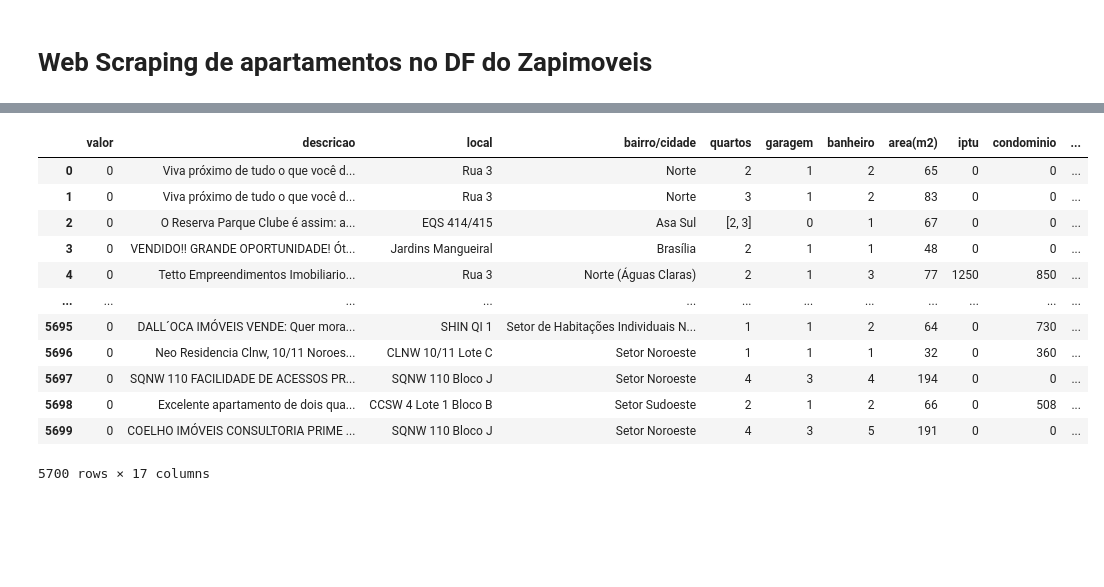
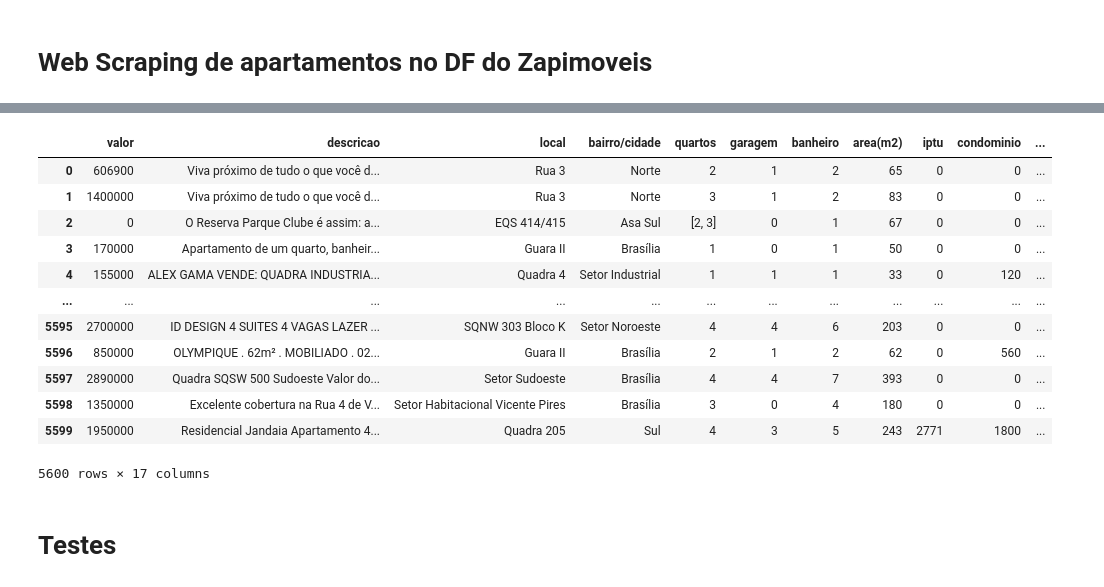
Before and after one commit to cvs2010/Data-Science-Projects, a Jupyter notebook: Projeto_5_scraping_data_zapimoveis_df.ipynb, the cells around one changed output, grey strips where cells are left out. Drawn from its saved outputs; the diff is of its cells as text; code cells hidden in the pictures; blank space fills up the shorter version.

```diff
--- a/Projeto_5_scraping_data_zapimoveis_df.ipynb
+++ b/Projeto_5_scraping_data_zapimoveis_df.ipynb
@@ -1114,26 +1233,28 @@ qtd_imoveis = []
 pagestimes = int(1)
 
 # Iterando por todas as páginas do site
-for i in range(pagestimes):
-    # Obtendo o HTML
-    response = 'https://www.zapimoveis.com.br/venda/apartamentos/df+brasilia/?pagina=' + str(i)
-    headers = {'user-agent': 'Mozilla/5.0 (Windows NT 10.0; Win64; x64) AppleWebKit/537.36 (KHTML, like Gecko) Chrome/97.0.4692.71 Safari/537.36'}
 
-    try:
-        response = requests.get(response, headers=headers)
-        soup = BeautifulSoup(response.content, 'html.parser')
-    except requests.exceptions.RequestException as e:
-        print("Erro na requisição:", e)
+# Obtendo o HTML
+response = 'https://www.zapimoveis.com.br/venda/apartamentos/df+brasilia/?pagina=1'
+headers = {'user-agent': 'Mozilla/5.0 (Windows NT 10.0; Win64; x64) AppleWebKit/537.36 (KHTML, like Gecko) Chrome/97.0.4692.71 Safari/537.36'}
 
-    # Obtendo a quantidade de imóveis
-    quantidade_imoveis_tag = soup.find('h1', {'class': 'summary__title js-summary-title heading-regular heading-regular__bold align-left text-margin-zero results__title'})
-    if quantidade_imoveis_tag is not None:
-        quantidade_imoveis_text = quantidade_imoveis_tag.find('strong').get_text()
-        quantidade_imoveis_text = ''.join(filter(str.isdigit, quantidade_imoveis_text))
-        quantidade_imoveis = int(quantidade_imoveis_text)
+try:
+    response = requests.get(response, headers=headers)
+    soup = BeautifulSoup(response.content, 'html.parser')
+except requests.exceptions.RequestException as e:
+    print("Erro na requisição:", e)
+
+# Obtendo a quantidade de imóveis
+quantidade_imoveis_tag = soup.find('div', {'class': 'listing-wrapper__title'})
+quantidade_imoveis_text = quantidade_imoveis_tag.get_text()
+quantidade_imoveis_text = ''.join(filter(str.isdigit, quantidade_imoveis_text))
+quantidade_imoveis = int(quantidade_imoveis_text)
 
 # Obtendo o número de páginas
-quantidade_paginas_tag = math.ceil(quantidade_imoveis / 100) - 1
+if quantidade_imoveis > 10000:
+    quantidade_paginas_tag = 100
+else:
+    quantidade_paginas_tag = math.ceil(quantidade_imoveis / 100) - 1
 
 #Declarando variável cards
 cards = []
@@ -1166,14 +1287,19 @@ for i in range(pages):
 
 
     #Obtendo as Tags de interesse
-    anuncios = soup.find('div',{'class':'listings__container'}).findAll('div',class_='card-listing simple-card')
+    container = soup.find('div', {'class': 'listings__container'})
+    if container is not None:
+        anuncios = container.findAll('div', class_='card-listing simple-card')
+        # Restante do código para coletar informações dos anúncios
+    else:
+        print("Elemento não encontrado")
 
     #Coletando as informações dos CARDS
     for anuncio in anuncios:
         card = {}
 
         # Valor
-        valor = anuncio.find('p', {'class': 'simple-card__price js-price'})
+        valor = anuncio.find('p', {'class': 'simple-card__price js-price color-darker heading-regular heading-regular__bolder align-left'})
         if valor is None:
             card['valor'] = 0
         else:
@@ -1334,17 +1460,19 @@ iptu             0
 transporte       0
 salao            0
 planejado        0
 dtype: int64
 |  | valor | descricao | local | bairro/cidade | quartos | garagem | banheiro | area(m2) | iptu | condominio | ... |
-| 0 | 0 | Viva próximo de tudo o que você d... | Rua 3 | Norte | 2 | 1 | 2 | 65 | 0 | 0 | ... |
-| 1 | 0 | Viva próximo de tudo o que você d... | Rua 3 | Norte | 3 | 1 | 2 | 83 | 0 | 0 | ... |
+| 0 | 606900 | Viva próximo de tudo o que você d... | Rua 3 | Norte | 2 | 1 | 2 | 65 | 0 | 0 | ... |
+| 1 | 1400000 | Viva próximo de tudo o que você d... | Rua 3 | Norte | 3 | 1 | 2 | 83 | 0 | 0 | ... |
 | 2 | 0 | O Reserva Parque Clube é assim: a... | EQS 414/415 | Asa Sul | [2, 3] | 0 | 1 | 67 | 0 | 0 | ... |
-| 3 | 0 | VENDIDO!! GRANDE OPORTUNIDADE! Ót... | Jardins Mangueiral | Brasília | 2 | 1 | 1 | 48 | 0 | 0 | ... |
-| 4 | 0 | Tetto Empreendimentos Imobiliario... | Rua 3 | Norte (Águas Claras) | 2 | 1 | 3 | 77 | 1250 | 850 | ... |
+| 3 | 170000 | Apartamento de um quarto, banheir... | Guara II | Brasília | 1 | 0 | 1 | 50 | 0 | 0 | ... |
+| 4 | 155000 | ALEX GAMA VENDE: QUADRA INDUSTRIA... | Quadra 4 | Setor Industrial | 1 | 1 | 1 | 33 | 0 | 120 | ... |
 | ... | ... | ... | ... | ... | ... | ... | ... | ... | ... | ... | ... |
-| 5695 | 0 | DALL´OCA IMÓVEIS VENDE: Quer mora... | SHIN QI 1 | Setor de Habitações Individuais N... | 1 | 1 | 2 | 64 | 0 | 730 | ... |
-| 5696 | 0 | Neo Residencia Clnw, 10/11 Noroes... | CLNW 10/11 Lote C | Setor Noroeste | 1 | 1 | 1 | 32 | 0 | 360 | ... |
-| 5697 | 0 | SQNW 110 FACILIDADE DE ACESSOS PR... | SQNW 110 Bloco J | Setor Noroeste | 4 | 3 | 4 | 194 | 0 | 0 | ... |
-| 5698 | 0 | Excelente apartamento de dois qua... | CCSW 4 Lote 1 Bloco B | Setor Sudoeste | 2 | 1 | 2 | 66 | 0 | 508 | ... |
-| 5699 | 0 | COELHO IMÓVEIS CONSULTORIA PRIME ... | SQNW 110 Bloco J | Setor Noroeste | 4 | 3 | 5 | 191 | 0 | 0 | ... |
+| 5595 | 2700000 | ID DESIGN 4 SUITES 4 VAGAS LAZER ... | SQNW 303 Bloco K | Setor Noroeste | 4 | 4 | 6 | 203 | 0 | 0 | ... |
+| 5596 | 850000 | OLYMPIQUE . 62m² . MOBILIADO . 02... | Guara II | Brasília | 2 | 1 | 2 | 62 | 0 | 560 | ... |
+| 5597 | 2890000 | Quadra SQSW 500 Sudoeste Valor do... | Setor Sudoeste | Brasília | 4 | 4 | 7 | 393 | 0 | 0 | ... |
+| 5598 | 1350000 | Excelente cobertura na Rua 4 de V... | Setor Habitacional Vicente Pires | Brasília | 3 | 0 | 4 | 180 | 0 | 0 | ... |
+| 5599 | 1950000 | Residencial Jandaia Apartamento 4... | Quadra 205 | Sul | 4 | 3 | 5 | 243 | 2771 | 1800 | ... |
-5700 rows × 17 columns
+5600 rows × 17 columns
+# %% [markdown]
+# Testes
```
Also changed, not shown: parts of 8 cells of this notebook.
